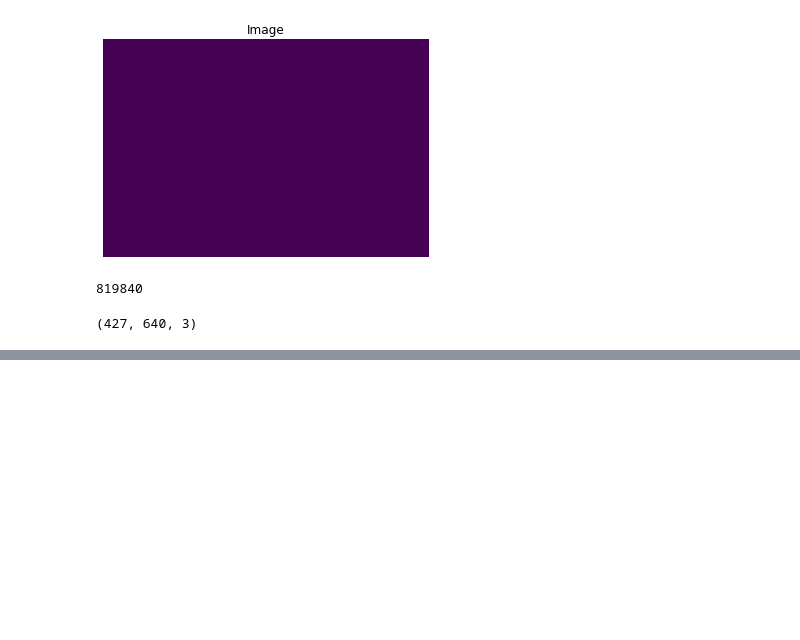
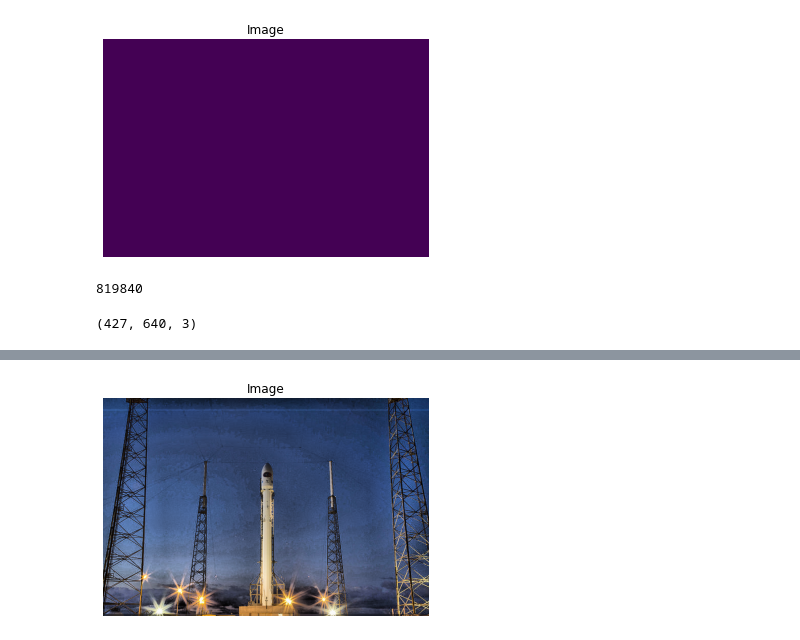
Before and after one commit to aravindh698/rep2, a Jupyter notebook: imageprocessing.ipynb, the cells around one changed output, grey strips where cells are left out. Cells and saved outputs as stored; diff of their text form; code cells hidden in the pictures; blank space fills up the shorter version.

```diff
--- a/imageprocessing.ipynb
+++ b/imageprocessing.ipynb
@@ -61,0 +84,5 @@ rocket_im.shape
+# %%
+imge_eq=exposure.equalize_adapthist(rocket_im,clip_limit=0.03)
+show_image(imge_eq)
+# %% [output]
+[figure, added]
```
Also changed, not shown: parts of 14 cells of this notebook.
